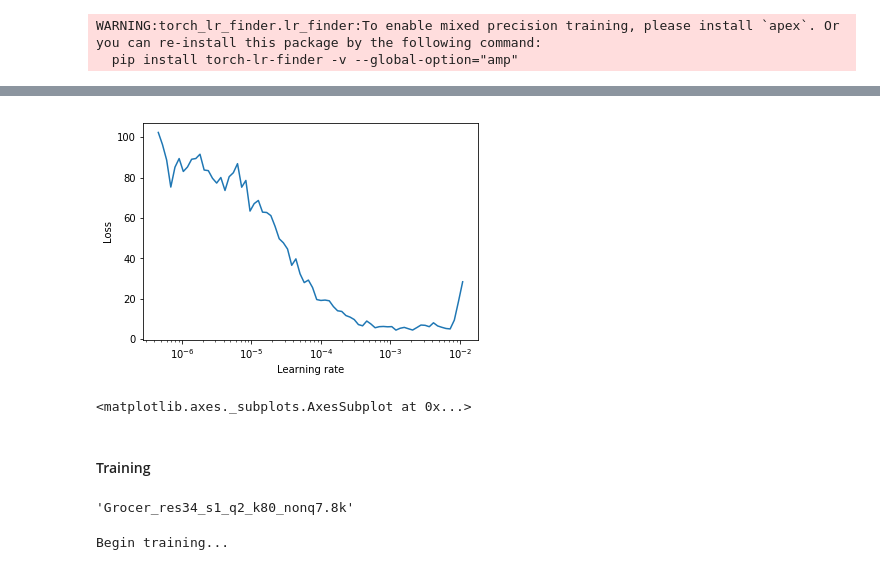
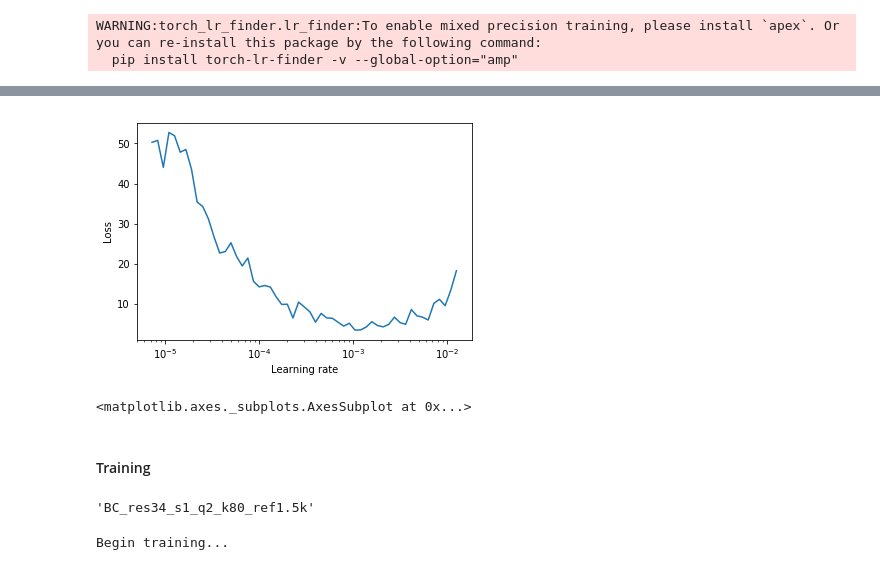
Before and after one commit to raghavab1992/protonet-fine-grained-clf, a Jupyter notebook: app/whale/BrainCorpDataset_ProtoNet.ipynb, the cells around one changed output, grey strips where cells are left out. Cells and saved outputs as stored; diff of their text form; code cells hidden in the pictures.

Commit message:
Trained with only BC ref images

```diff
--- a/app/whale/BrainCorpDataset_ProtoNet.ipynb
+++ b/app/whale/BrainCorpDataset_ProtoNet.ipynb
@@ -101,3 +111,0 @@ len(test_labels)
-# %%
-img_df['split'] = 'train'
-img_df.loc[img_df.label.isin(test_labels), 'split'] = 'valid'
@@ -129,23 +111,0 @@ qdf = pd.read_csv('/home/raghava_balusu_walmartlabs_com/Work/oneshotml/data/Groc
-# %%
-# Using non query reference images for training
-refdf = refdf#[-refdf.label.isin(qdf.label.unique())]
-
-# Select based on how many ref classes should be included - Including 2.5k Classes in training
-# random.seed(17)
-# refcat_sl = random.sample(set(refdf[-refdf.label.isin(qdf.label.unique())].label.unique()), k=2500)
-# refdf = refdf[refdf.label.isin(list(qdf.label.unique()) + refcat_sl)]
-
-# refdf = refdf[refdf.label.isin(qdf.label.unique())]
-
-refdf.reset_index(drop=True, inplace=True)
-
-refdf['type'] = 'reference'
-qdf['type'] = 'query'
-
-refdf.columns = ['image_path', 'class', 'class_id', 'sub_class_label', 'label', 'num_Query_imgs', 'type']
-
-img_df = refdf[['image_path', 'label', 'type']].append(qdf[['image_path', 'label', 'type']], ignore_index=True)
-# %%
-le = LabelEncoder()
-img_df['label_id'] = le.fit_transform(img_df.label)
-img_df.head(), img_df.tail()
@@ -176,3 +112,5 @@ test_labels = list(img_df[img_df['type'] == 'query']['label'].value_counts()[(im
+# %%
+test_labels = list(img_df[img_df['type'] == 'query']['label'].unique())
 # %%
 len(test_labels)
 # %% [output]
@@ -509,9 +455,9 @@ tensor(38.1467, device='cuda:0', grad_fn=<DivBackward0>) 0.00954992586021436
 Stopping early, the loss has diverged
 Learning rate search finished. See the graph with {finder_name}.plot()
 # %%
-lr_finder.plot(skip_start=10, skip_end=0) # to inspect the loss-learning rate graph
+lr_finder.plot(skip_start=30, skip_end=0) # to inspect the loss-learning rate graph
 # %% [output]
-[figure, old version]
+[figure, new version]
 <matplotlib.axes._subplots.AxesSubplot at 0x...>
 # %%
 lr_finder.reset() # to reset the model and optimizer to their initial state
@@ -520,10 +466,10 @@ lr_finder.reset() # to reset the model and optimizer to their initial state
 # %%
 feature_model = get_resnet34(device=device, weight_file=args.init_weight)
 # %%
-args.param_str = f'Grocer_res34_s{args.n_train}_q{args.q_train}_k{args.k_train}_nonq7.8k'
+args.param_str = f'BC_res34_s{args.n_train}_q{args.q_train}_k{args.k_train}_ref1.5k'
 args.param_str
 # %% [output]
-'Grocer_res34_s1_q2_k80_nonq7.8k'
+'BC_res34_s1_q2_k80_ref1.5k'
 # %%
 train_proto_net(args,
                 model=feature_model,
```
Also changed, not shown: parts of 46 cells of this notebook.
